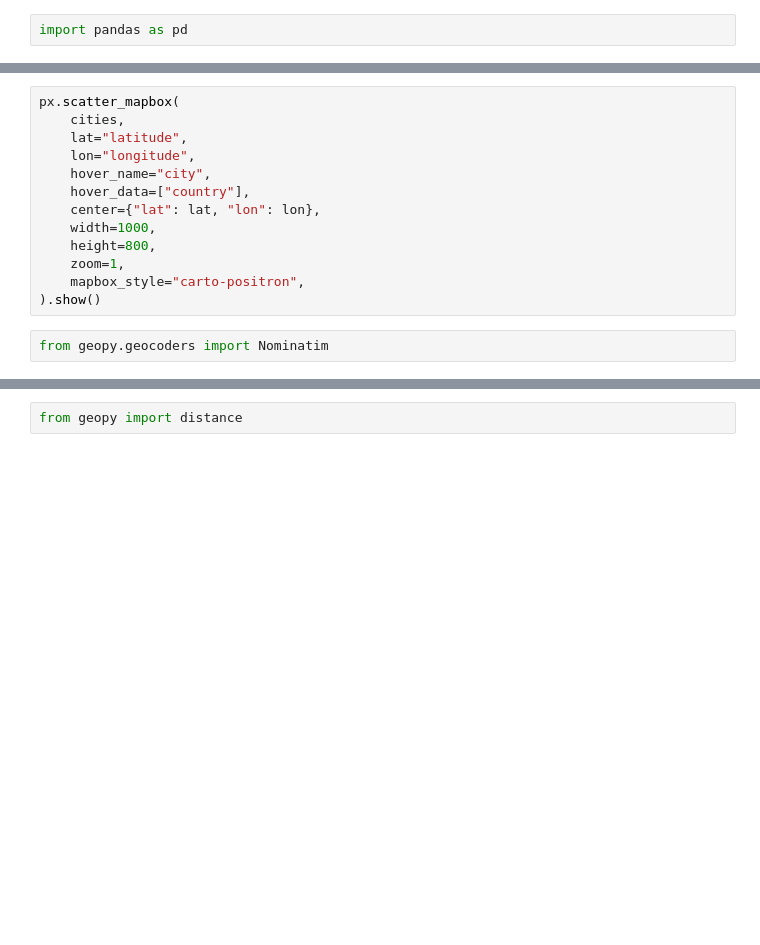
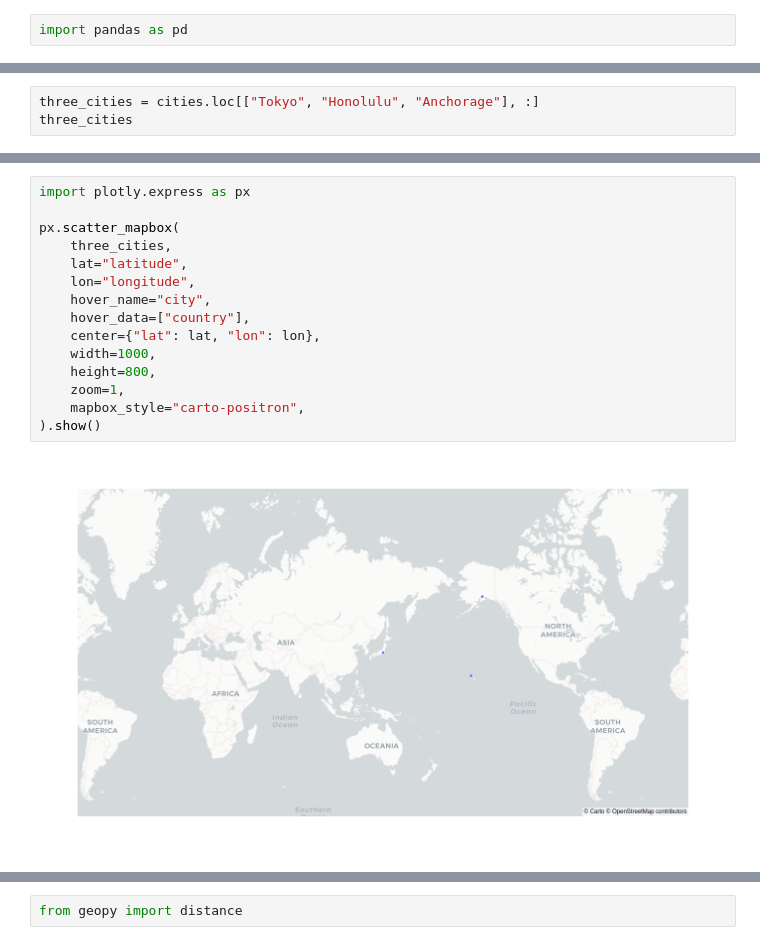
Before and after one commit to hannari-python/hands-on-2022, a Jupyter notebook: GIS-hands-on/prototype.ipynb, the cells around one changed output, grey strips where cells are left out. Drawn from its saved outputs; the diff is of its cells as text; blank space fills up the shorter version.

```diff
--- a/GIS-hands-on/prototype.ipynb
+++ b/GIS-hands-on/prototype.ipynb
@@ -40,0 +46,3 @@ lat, lon = cities.loc[cities.loc[:, "city"] == "Tokyo", ["latitude", "longitude"
+# %%
+three_cities = cities.loc[["Tokyo", "Honolulu", "Anchorage"], :]
+three_cities
@@ -41,15 +55,17 @@ lat, lon = cities.loc[cities.loc[:, "city"] == "Tokyo", ["latitude", "longitude"
 # %%
+import plotly.express as px
+
 px.scatter_mapbox(
-    cities,
+    three_cities,
     lat="latitude",
     lon="longitude",
     hover_name="city",
     hover_data=["country"],
     center={"lat": lat, "lon": lon},
     width=1000,
     height=800,
     zoom=1,
     mapbox_style="carto-positron",
 ).show()
+# %% [output]
+[figure, added]
-# %%
-from geopy.geocoders import Nominatim
```
Also changed, not shown: parts of 30 cells of this notebook.
